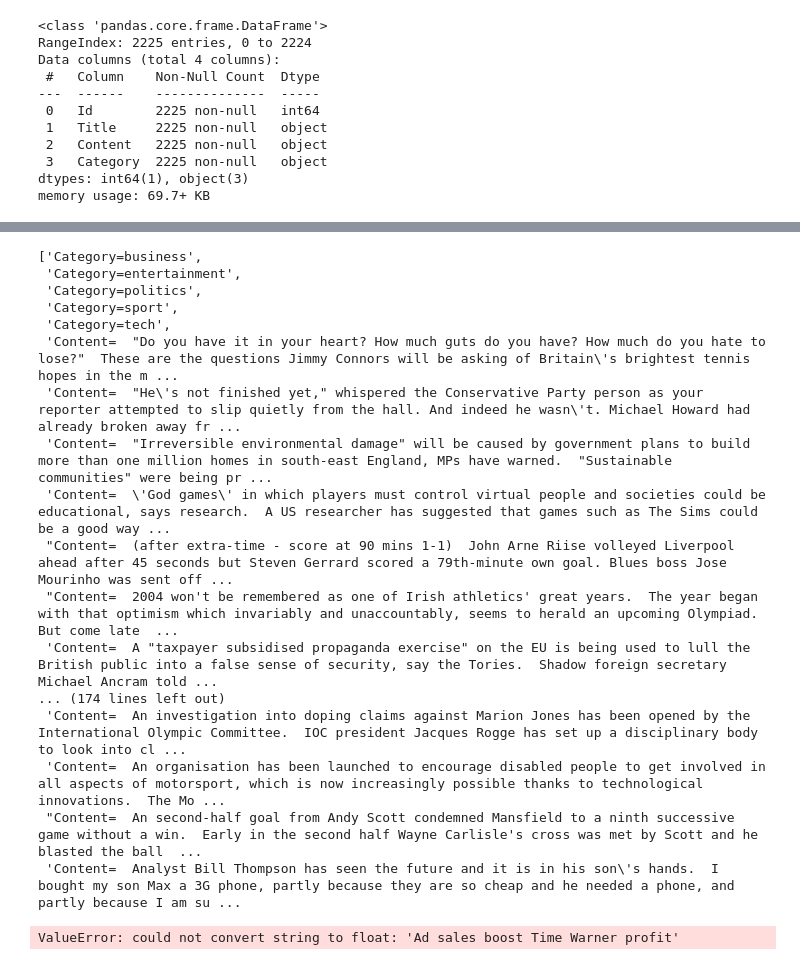
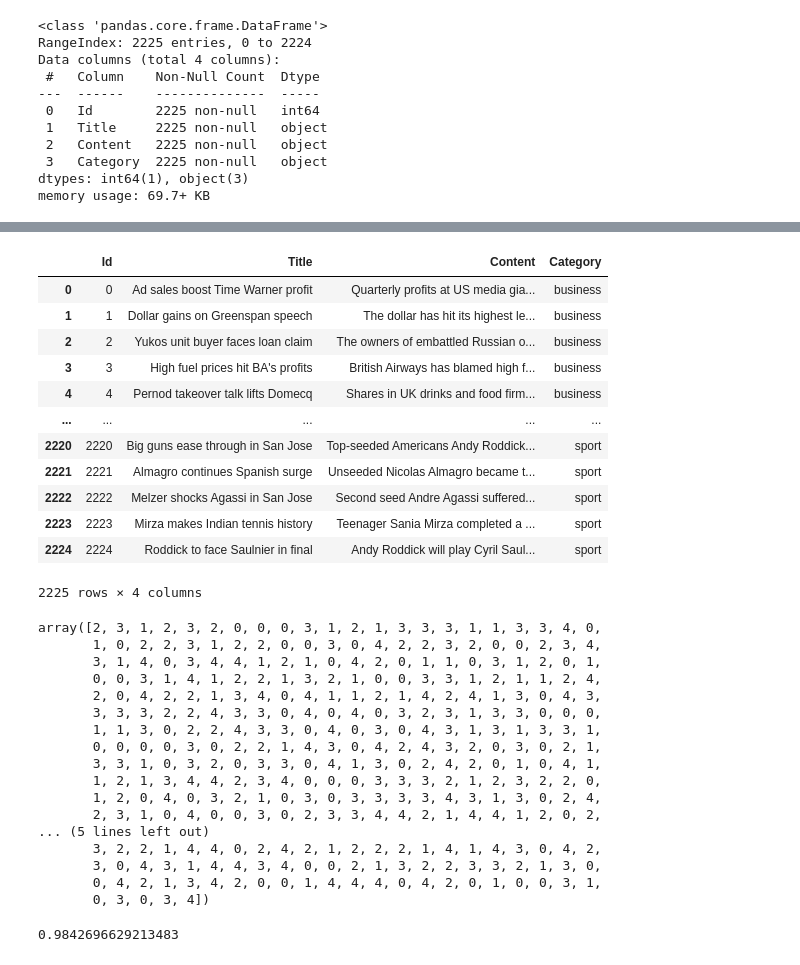
Before and after one commit to dimpapac/TED2, a Jupyter notebook: TED2.ipynb, the cells around one changed output, grey strips where cells are left out. Drawn from its saved outputs; the diff is of its cells as text; code cells hidden in the pictures.

Commit message:
first classifier

```diff
--- a/TED2.ipynb
+++ b/TED2.ipynb
@@ -288,25 +230,16 @@ array([[1., 0., 0., ..., 0., 0., 0.],
-# %%
-vec.get_feature_names()
-# %% [output]
-['Category=business',
- 'Category=entertainment',
- 'Category=politics',
- 'Category=sport',
- 'Category=tech',
- 'Content=  "Do you have it in your heart? How much guts do you have? How much do you hate to lose?"  These are the questions Jimmy Connors will be asking of Britain\'s brightest tennis hopes in the m ...
- 'Content=  "He\'s not finished yet," whispered the Conservative Party person as your reporter attempted to slip quietly from the hall. And indeed he wasn\'t. Michael Howard had already broken away fr ...
- 'Content=  "Irreversible environmental damage" will be caused by government plans to build more than one million homes in south-east England, MPs have warned.  "Sustainable communities" were being pr ...
- 'Content=  \'God games\' in which players must control virtual people and societies could be educational, says research.  A US researcher has suggested that games such as The Sims could be a good way ...
- "Content=  (after extra-time - score at 90 mins 1-1)  John Arne Riise volleyed Liverpool ahead after 45 seconds but Steven Gerrard scored a 79th-minute own goal. Blues boss Jose Mourinho was sent off ...
- "Content=  2004 won't be remembered as one of Irish athletics' great years.  The year began with that optimism which invariably and unaccountably, seems to herald an upcoming Olympiad. But come late  ...
- 'Content=  A "taxpayer subsidised propaganda exercise" on the EU is being used to lull the British public into a false sense of security, say the Tories.  Shadow foreign secretary Michael Ancram told ...
-... (174 lines left out)
- 'Content=  An investigation into doping claims against Marion Jones has been opened by the International Olympic Committee.  IOC president Jacques Rogge has set up a disciplinary body to look into cl ...
- 'Content=  An organisation has been launched to encourage disabled people to get involved in all aspects of motorsport, which is now increasingly possible thanks to technological innovations.  The Mo ...
- "Content=  An second-half goal from Andy Scott condemned Mansfield to a ninth successive game without a win.  Early in the second half Wayne Carlisle's cross was met by Scott and he blasted the ball  ...
- 'Content=  Analyst Bill Thompson has seen the future and it is in his son\'s hands.  I bought my son Max a 3G phone, partly because they are so cheap and he needed a phone, and partly because I am su ...
-# %%
-clf = RandomForestClassifier(max_depth=2, random_state=0)
-clf.fit(articles_X, articles_y)
-# %% [output]
-ValueError: could not convert string to float: 'Ad sales boost Time Warner profit'
+# %%
+trainDf
+# %% [output]
+|  | Id | Title | Content | Category |
+| 0 | 0 | Ad sales boost Time Warner profit | Quarterly profits at US media gia... | business |
+| 1 | 1 | Dollar gains on Greenspan speech | The dollar has hit its highest le... | business |
+| 2 | 2 | Yukos unit buyer faces loan claim | The owners of embattled Russian o... | business |
+| 3 | 3 | High fuel prices hit BA's profits | British Airways has blamed high f... | business |
+| 4 | 4 | Pernod takeover talk lifts Domecq | Shares in UK drinks and food firm... | business |
+| ... | ... | ... | ... | ... |
+| 2220 | 2220 | Big guns ease through in San Jose | Top-seeded Americans Andy Roddick... | sport |
+| 2221 | 2221 | Almagro continues Spanish surge | Unseeded Nicolas Almagro became t... | sport |
+| 2222 | 2222 | Melzer shocks Agassi in San Jose | Second seed Andre Agassi suffered... | sport |
+| 2223 | 2223 | Mirza makes Indian tennis history | Teenager Sania Mirza completed a ... | sport |
+| 2224 | 2224 | Roddick to face Saulnier in final | Andy Roddick will play Cyril Saul... | sport |
+2225 rows × 4 columns
@@ -312,0 +258,29 @@ ValueError: could not convert string to float: 'Ad sales boost Time Warner profi
+# %%
+classifier = LogisticRegression()
+classifier.fit(X_train, category_train)
+
+predictions = classifier.predict(X_test)
+predictions
+# %% [output]
+array([2, 3, 1, 2, 3, 2, 0, 0, 0, 3, 1, 2, 1, 3, 3, 3, 1, 1, 3, 3, 4, 0,
+       1, 0, 2, 2, 3, 1, 2, 2, 0, 0, 3, 0, 4, 2, 2, 3, 2, 0, 0, 2, 3, 4,
+       3, 1, 4, 0, 3, 4, 4, 1, 2, 1, 0, 4, 2, 0, 1, 1, 0, 3, 1, 2, 0, 1,
+       0, 0, 3, 1, 4, 1, 2, 2, 1, 3, 2, 1, 0, 0, 3, 3, 1, 2, 1, 1, 2, 4,
+       2, 0, 4, 2, 2, 1, 3, 4, 0, 4, 1, 1, 2, 1, 4, 2, 4, 1, 3, 0, 4, 3,
+       3, 3, 3, 2, 2, 4, 3, 3, 0, 4, 0, 4, 0, 3, 2, 3, 1, 3, 3, 0, 0, 0,
+       1, 1, 3, 0, 2, 2, 4, 3, 3, 0, 4, 0, 3, 0, 4, 3, 1, 3, 1, 3, 3, 1,
+       0, 0, 0, 0, 3, 0, 2, 2, 1, 4, 3, 0, 4, 2, 4, 3, 2, 0, 3, 0, 2, 1,
+       3, 3, 1, 0, 3, 2, 0, 3, 3, 0, 4, 1, 3, 0, 2, 4, 2, 0, 1, 0, 4, 1,
+       1, 2, 1, 3, 4, 4, 2, 3, 4, 0, 0, 0, 3, 3, 3, 2, 1, 2, 3, 2, 2, 0,
+       1, 2, 0, 4, 0, 3, 2, 1, 0, 3, 0, 3, 3, 3, 3, 4, 3, 1, 3, 0, 2, 4,
+       2, 3, 1, 0, 4, 0, 0, 3, 0, 2, 3, 3, 4, 4, 2, 1, 4, 4, 1, 2, 0, 2,
+... (5 lines left out)
+       3, 2, 2, 1, 4, 4, 0, 2, 4, 2, 1, 2, 2, 2, 1, 4, 1, 4, 3, 0, 4, 2,
+       3, 0, 4, 3, 1, 4, 4, 3, 4, 0, 0, 2, 1, 3, 2, 2, 3, 3, 2, 1, 3, 0,
+       0, 4, 2, 1, 3, 4, 2, 0, 0, 1, 4, 4, 4, 0, 4, 2, 0, 1, 0, 0, 3, 1,
+       0, 3, 0, 3, 4])
+# %%
+from sklearn import metrics
+print(metrics.accuracy_score(category_test, predictions))
+# %% [output]
+0.9842696629213483
```
Also changed, not shown: parts of 18 cells of this notebook.
